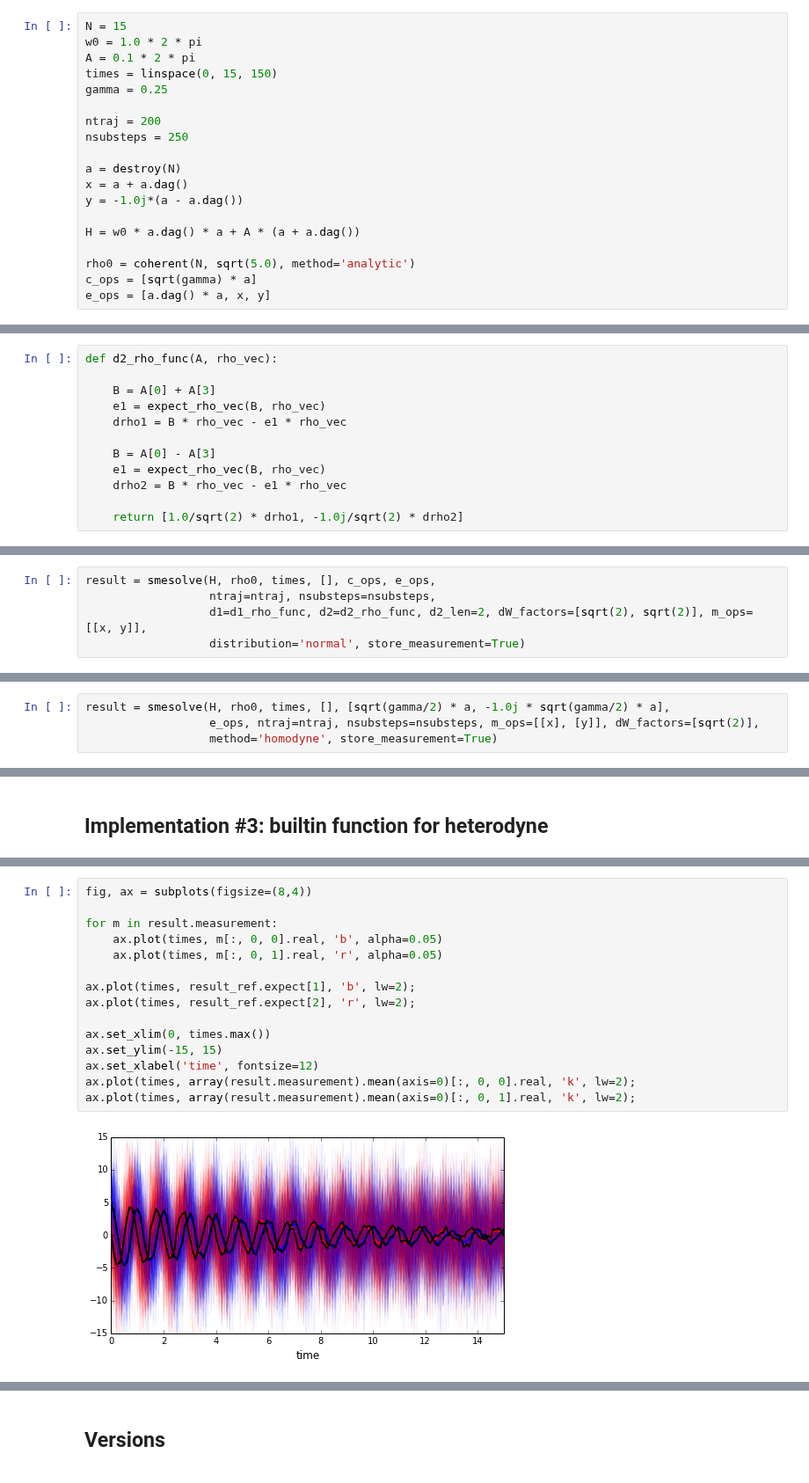
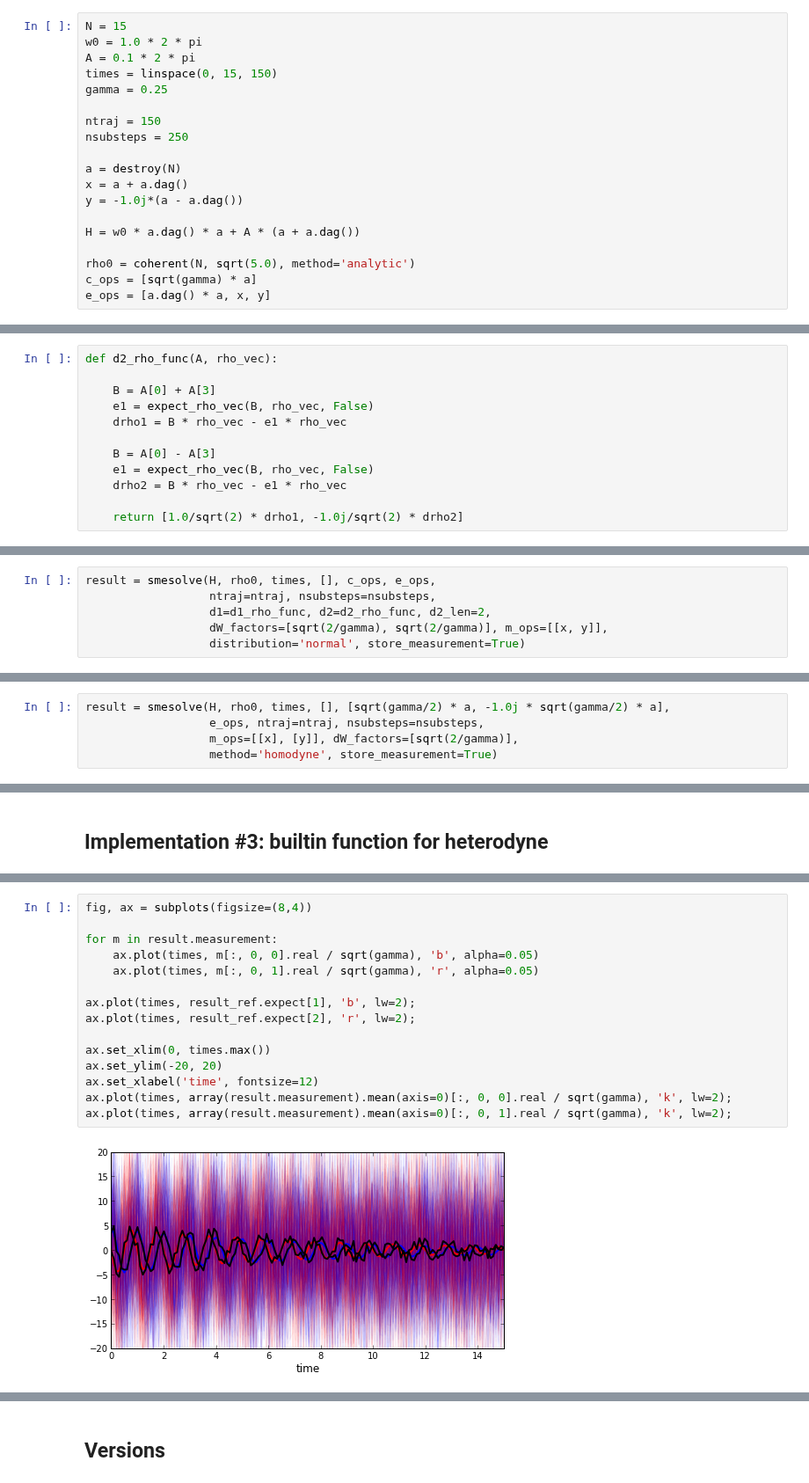
Before and after one commit to qutip/qutip-notebooks, a Jupyter notebook: development/development-smesolve-heterodyne.ipynb, the cells around one changed output, grey strips where cells are left out. Shown at 88% size. Drawn from its saved outputs; the diff is of its cells as text.

```diff
--- a/development/development-smesolve-heterodyne.ipynb
+++ b/development/development-smesolve-heterodyne.ipynb
@@ -25,7 +25,7 @@ A = 0.1 * 2 * pi
 times = linspace(0, 15, 150)
 gamma = 0.25
 
-ntraj = 200
+ntraj = 150
 nsubsteps = 250
 
 a = destroy(N)
@@ -78,11 +78,11 @@ $D_{2}^{(2)}[A]\rho = \frac{1}{\sqrt{2}} \sqrt{\gamma} \mathcal{H}[-ia] \rho
 def d2_rho_func(A, rho_vec):
 
     B = A[0] + A[3]
-    e1 = expect_rho_vec(B, rho_vec)
+    e1 = expect_rho_vec(B, rho_vec, False)
     drho1 = B * rho_vec - e1 * rho_vec
 
     B = A[0] - A[3]
-    e1 = expect_rho_vec(B, rho_vec)
+    e1 = expect_rho_vec(B, rho_vec, False)
     drho2 = B * rho_vec - e1 * rho_vec
 
     return [1.0/sqrt(2) * drho1, -1.0j/sqrt(2) * drho2]
@@ -99,7 +99,8 @@ In qutip we define these measurement operators using the `m_ops = [[x, y]]` and
 # %%
 result = smesolve(H, rho0, times, [], c_ops, e_ops,
                   ntraj=ntraj, nsubsteps=nsubsteps,
-                  d1=d1_rho_func, d2=d2_rho_func, d2_len=2, dW_factors=[sqrt(2), sqrt(2)], m_ops=[[x, y]],
+                  d1=d1_rho_func, d2=d2_rho_func, d2_len=2,
+                  dW_factors=[sqrt(2/gamma), sqrt(2/gamma)], m_ops=[[x, y]],
                   distribution='normal', store_measurement=True)
 # %% [output]
 Completed:  0.0%. Elapsed time:   0.00s. Est. remaining time: 00:00:00:00.
@@ -175,7 +177,8 @@ where $\xi(t) = \frac{dW}{dt}$.
 In qutip we can use the predefined homodyne solver for solving this problem.
 # %%
 result = smesolve(H, rho0, times, [], [sqrt(gamma/2) * a, -1.0j * sqrt(gamma/2) * a],
-                  e_ops, ntraj=ntraj, nsubsteps=nsubsteps, m_ops=[[x], [y]], dW_factors=[sqrt(2)],
+                  e_ops, ntraj=ntraj, nsubsteps=nsubsteps,
+                  m_ops=[[x], [y]], dW_factors=[sqrt(2/gamma)],
                   method='homodyne', store_measurement=True)
 # %% [output]
 Completed:  0.0%. Elapsed time:   0.00s. Est. remaining time: 00:00:00:00.
@@ -235,17 +238,17 @@ plot_expectation_values([result, result_ref]);
 # %%
 fig, ax = subplots(figsize=(8,4))
 
 for m in result.measurement:
-    ax.plot(times, m[:, 0, 0].real, 'b', alpha=0.05)
-    ax.plot(times, m[:, 0, 1].real, 'r', alpha=0.05)
+    ax.plot(times, m[:, 0, 0].real / sqrt(gamma), 'b', alpha=0.05)
+    ax.plot(times, m[:, 0, 1].real / sqrt(gamma), 'r', alpha=0.05)
 
 ax.plot(times, result_ref.expect[1], 'b', lw=2);
 ax.plot(times, result_ref.expect[2], 'r', lw=2);
 
 ax.set_xlim(0, times.max())
-ax.set_ylim(-15, 15)
+ax.set_ylim(-20, 20)
 ax.set_xlabel('time', fontsize=12)
-ax.plot(times, array(result.measurement).mean(axis=0)[:, 0, 0].real, 'k', lw=2);
-ax.plot(times, array(result.measurement).mean(axis=0)[:, 0, 1].real, 'k', lw=2);
+ax.plot(times, array(result.measurement).mean(axis=0)[:, 0, 0].real / sqrt(gamma), 'k', lw=2);
+ax.plot(times, array(result.measurement).mean(axis=0)[:, 0, 1].real / sqrt(gamma), 'k', lw=2);
 # %% [output]
-[figure, old version]
+[figure, new version]
```
Also changed, not shown: parts of 13 cells of this notebook.
